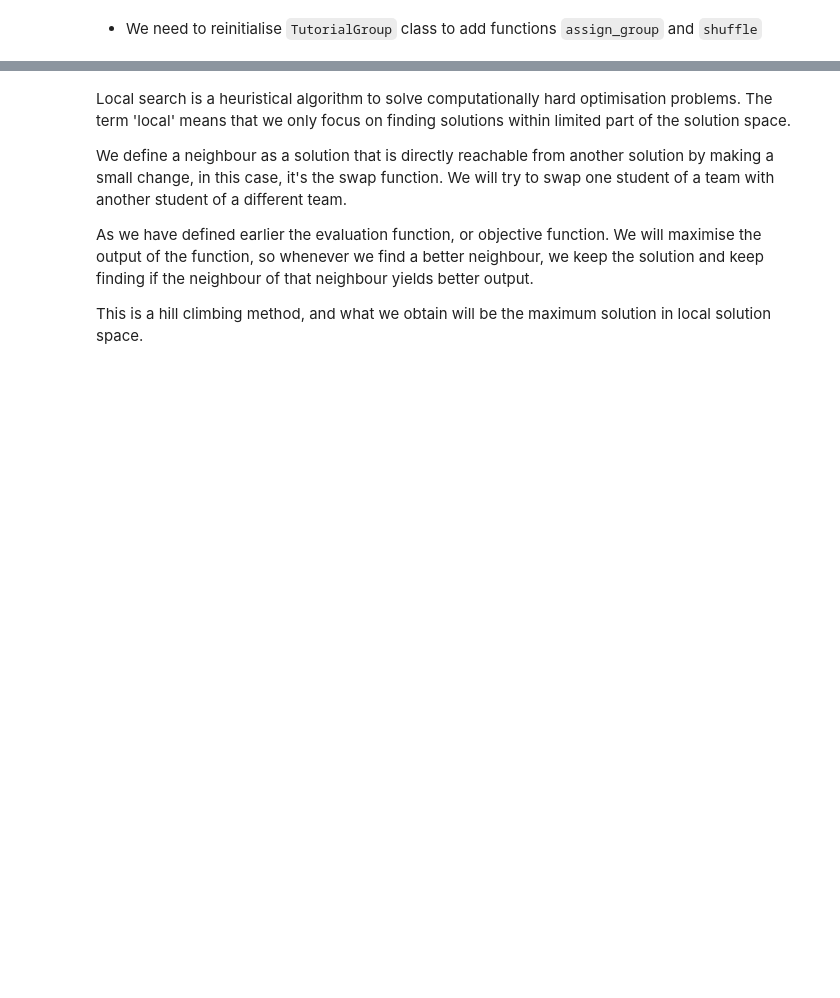
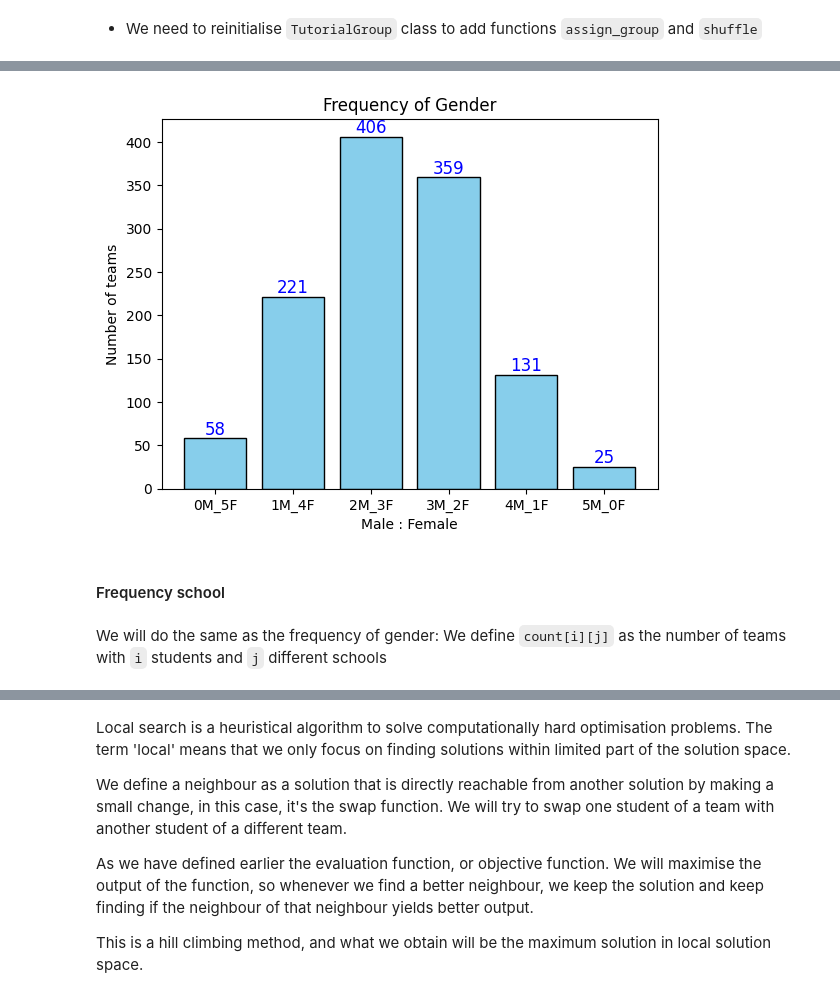
Before and after one commit to CentroidIssue/SC1003-Group-Project, a Jupyter notebook: SC1003_Grp_Project.ipynb, the cells around one changed output, grey strips where cells are left out. Cells and saved outputs as stored; diff of their text form; code cells hidden in the pictures; blank space fills up the shorter version.

```diff
--- a/SC1003_Grp_Project.ipynb
+++ b/SC1003_Grp_Project.ipynb
@@ -64,9 +76,9 @@ class Student:
 $$\color{green}{\Huge{\textbf{Tutorial Group Class}}}$$
 # %%
 class TutorialGroup:
-    def __init__(self, group_id: int):
+    def __init__(self, group_id: str):
         self.group_id = group_id
-        self.students = []
+        self.students: list[Student] = []
 
     def __str__(self):
         return f"{self.group_id}:\n{[str(student) for student in self.students]}"
@@ -228,12 +250,20 @@ class TeamGroup:
     def __init__(self, team_id: int, group_id: int):
         self.group_id = group_id
         self.team_id = team_id
-        self.students = []
+        self.students: list[Student] = []
 
     def __str__(self):
         return f"{self.group_id}:\n{[str(student) for student in self.students]}"
 
+    def get_avg_cgpa(self):
+        return sum([student.cgpa for student in self.students]) / len(self.students)
+
+    def diversity_score(self):
+        score = 0
+        for i in range(len(self.students)):
+            for j in range(i + 1, len(self.students)):
+                score += diff(self.students[i], self.students[j], 0.7, 0.7, 1)
+        return score
+
     def add_student(self, student: Student):
         self.students.append(student)
-    def get_average_cgpa(self):
-        return sum([student.cgpa for student in self.students]) / len(self.students)
@@ -491,0 +386,3 @@ Mean:  11.257795680793173
+# %%
+for group_id, tutorial in students_by_groups.items():
+    tutorial.assign_group(5)
@@ -491,0 +440,30 @@ Mean:  11.257795680793173
+# %%
+def plot_frequency_gender():
+    data = frequency_gender(students_by_groups)
+    x_labels = [value[0] for value in data]
+    plt.bar(x_labels, [value[1] for value in data], color="skyblue", edgecolor="black")
+    plt.title("Frequency of Gender")
+    plt.xlabel("Male : Female")
+    plt.ylabel("Number of teams")
+    plt.xticks(ticks=range(len(data)), labels=x_labels)
+    for i, value in enumerate(data):
+        plt.text(
+            i,
+            value[1],
+            str(value[1]),
+            ha="center",
+            va="bottom",
+            fontsize=12,
+            color="blue",
+        )
+
+    plt.show()
+
+
+plot_frequency_gender()
+# %% [output]
+[figure, added]
+# %% [markdown]
+#### Frequency school
+# %% [markdown]
+We will do the same as the frequency of gender: We define `count[i][j]` as the number of teams with `i` students and `j` different schools
```
Also changed, not shown: parts of 43 cells of this notebook, 3 other files.
